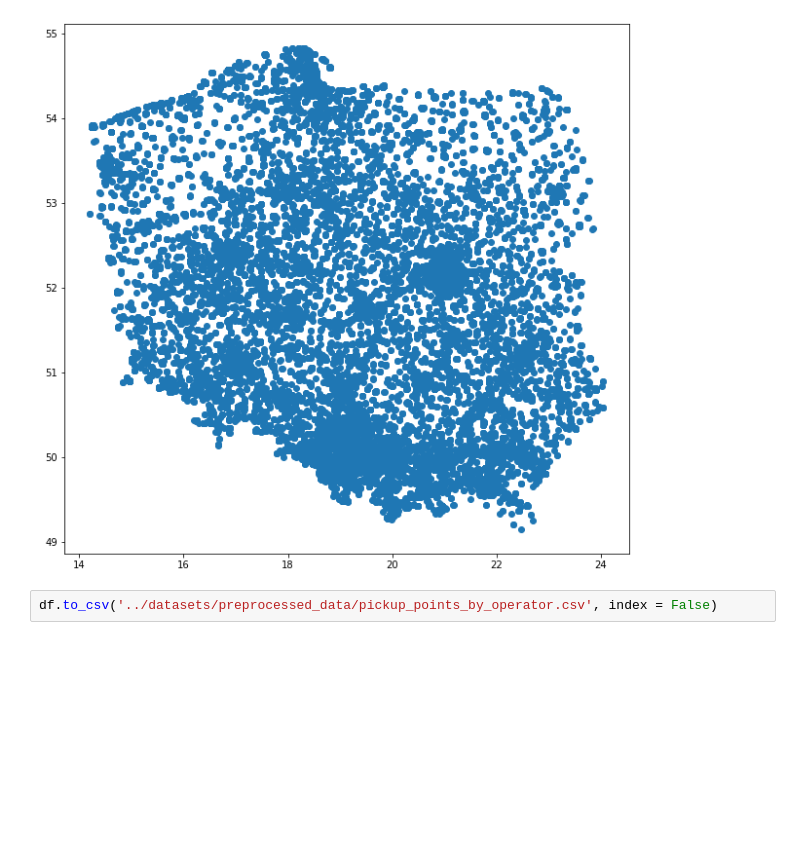
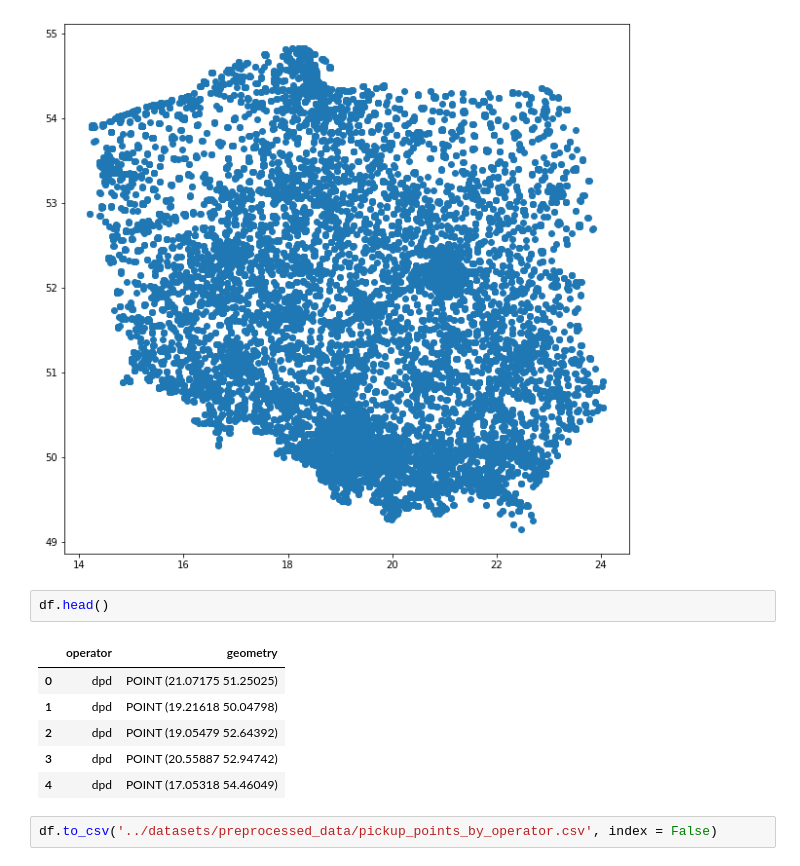
Before and after one commit to michaelwozniak/spatial_econometric_project, a Jupyter notebook: codes/2_dataset_construction.ipynb, the cells around one changed output. Drawn from its saved outputs; the diff is of its cells as text; blank space fills up the shorter version.

```diff
--- a/codes/2_dataset_construction.ipynb
+++ b/codes/2_dataset_construction.ipynb
@@ -59,6 +59,15 @@ df.plot(figsize=(20,10))
 plt.show()
 # %% [output]
 [figure]
+# %%
+df.head()
+# %% [output]
+|  | operator | geometry |
+| 0 | dpd | POINT (21.07175 51.25025) |
+| 1 | dpd | POINT (19.21618 50.04798) |
+| 2 | dpd | POINT (19.05479 52.64392) |
+| 3 | dpd | POINT (20.55887 52.94742) |
+| 4 | dpd | POINT (17.05318 54.46049) |
 # %%
 df.to_csv('../datasets/preprocessed_data/pickup_points_by_operator.csv', index = False)
 # %% [markdown]
```
